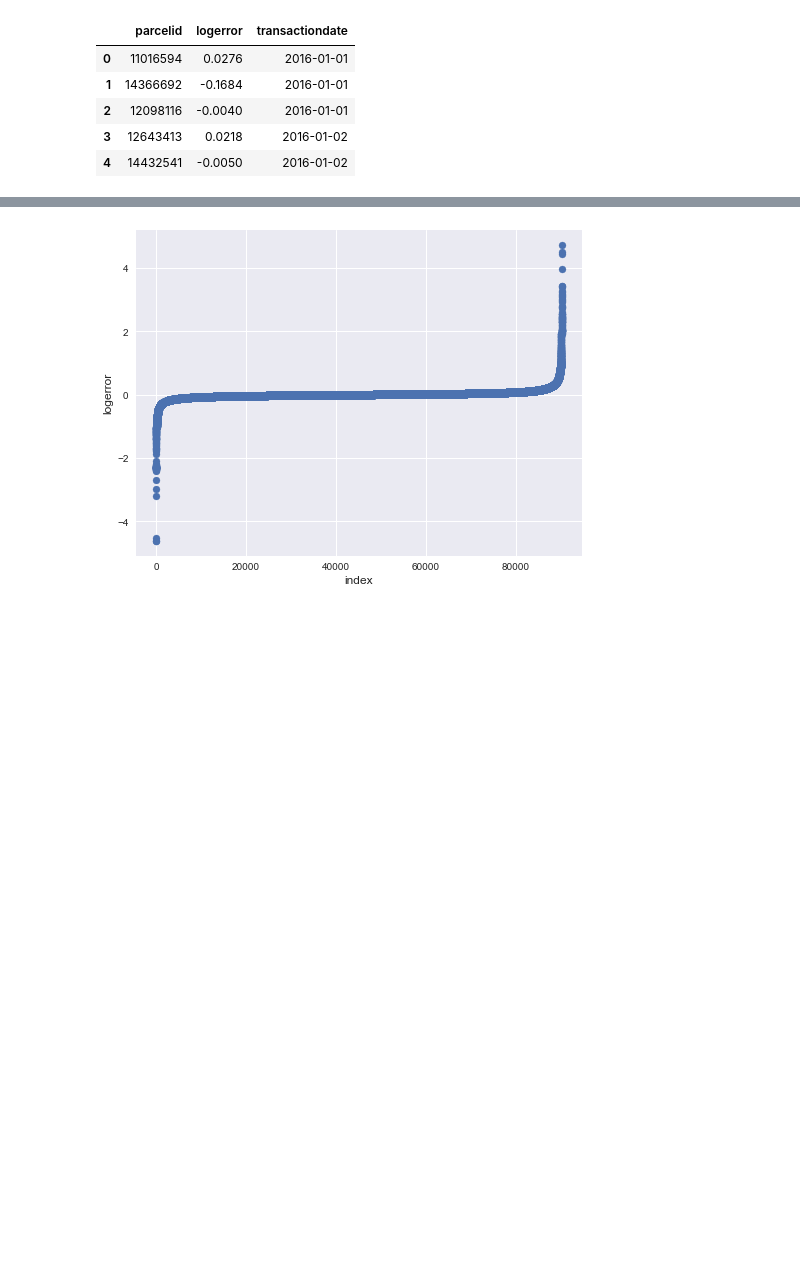
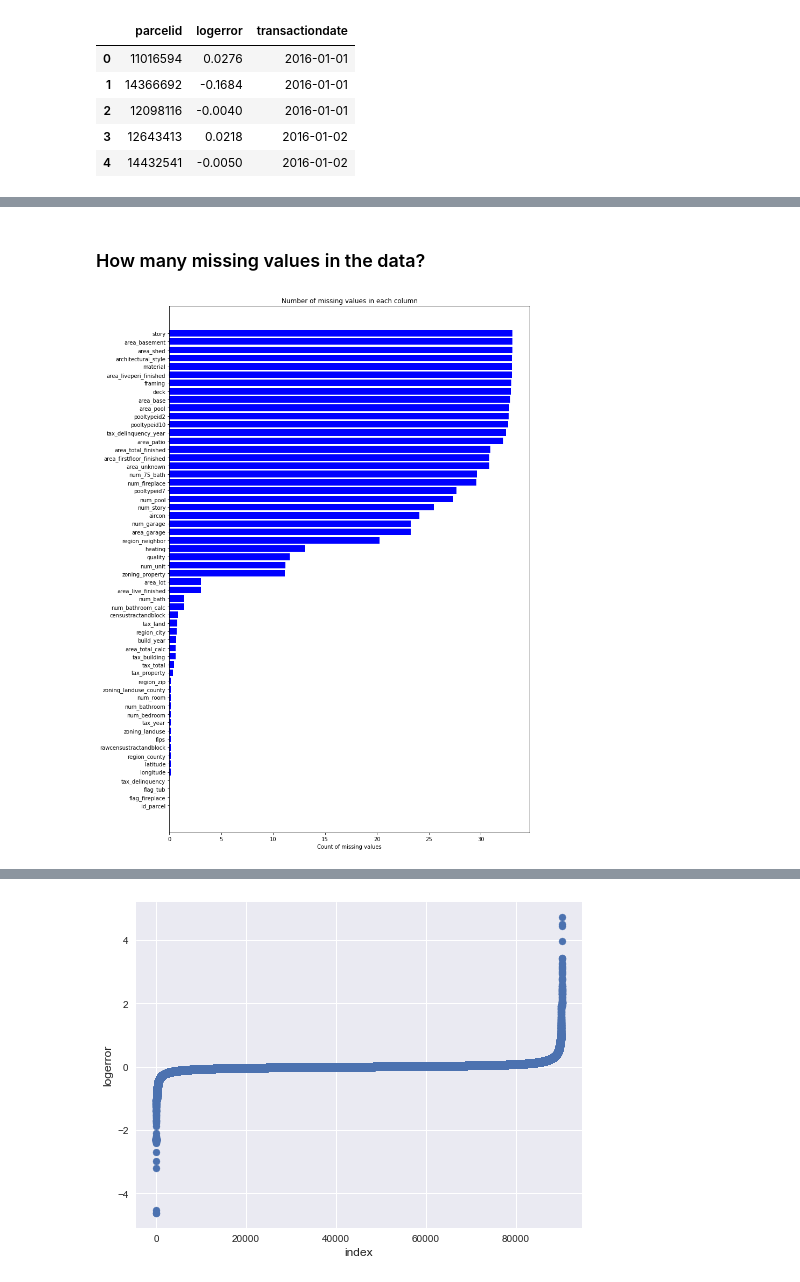
Before and after one commit to ddhaval04/Zillow-Kaggle-Competition, a Jupyter notebook: Scripts/Zillow_Exploration.ipynb, the cells around one changed output, grey strips where cells are left out. Saved outputs shown, nothing was run; the diff lists cells and outputs as text; code cells hidden in the pictures; blank space fills up the shorter version.

```diff
--- a/Scripts/Zillow_Exploration.ipynb
+++ b/Scripts/Zillow_Exploration.ipynb
@@ -31,0 +158,20 @@ train_df.head()
+# %% [markdown]
+### How many missing values in the data?
+# %%
+missing_df = properties_df.isnull().sum(axis=0).reset_index()
+missing_df.columns = ['column_name', 'missing_count']
+# missing_df = missing_df.ix[missing_df['missing_count']>0]
+missing_df['missing_ratio'] = missing_df['missing_count'] / train_df.shape[0]
+missing_df = missing_df.sort_values(by='missing_ratio')
+
+ind = np.arange(missing_df.shape[0])
+width = 0.9
+fig, ax = plt.subplots(figsize=(12,18))
+rects = ax.barh(ind, missing_df.missing_ratio.values, color='blue')
+ax.set_yticks(ind)
+ax.set_yticklabels(missing_df.column_name.values, rotation='horizontal')
+ax.set_xlabel("Count of missing values")
+ax.set_title("Number of missing values in each column")
+plt.show()
+# %% [output]
+[figure, added]
```
Also changed, not shown: parts of 18 cells of this notebook, 5 other files.
